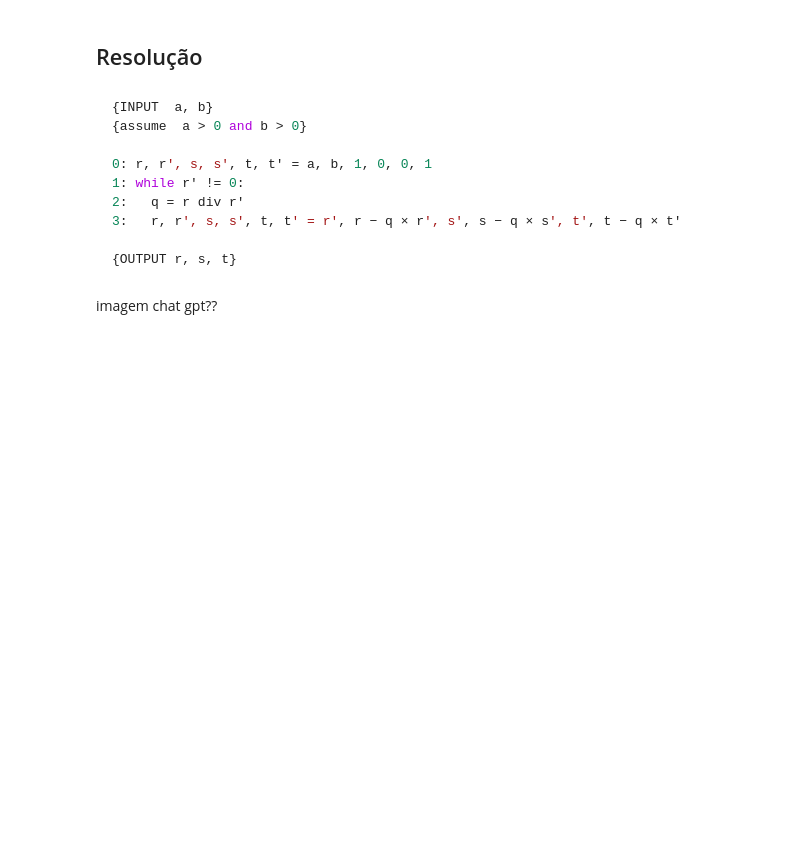
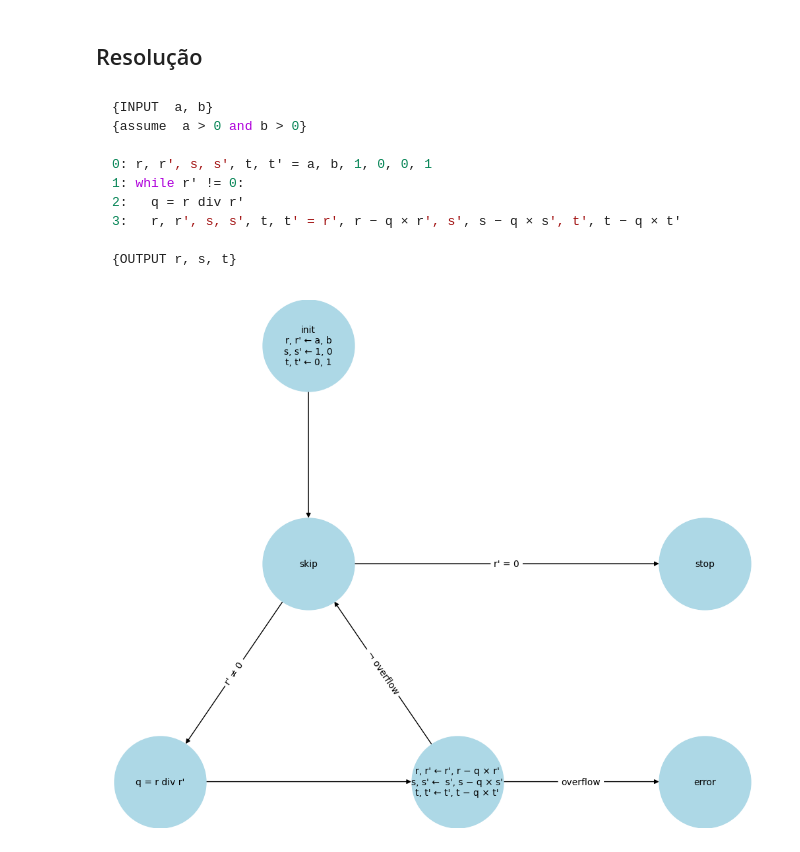
Before and after one commit to Johnny-LCC/LogComp, a Jupyter notebook: TP3_ex2.ipynb, the cells around one changed output. Cells and saved outputs as stored; diff of their text form; code cells hidden in the pictures; blank space fills up the shorter version.

```diff
--- a/TP3_ex2.ipynb
+++ b/TP3_ex2.ipynb
@@ -32,2 +29,46 @@ import networkx as nx
-# %% [markdown]
-imagem chat gpt??
+# %%
+### CFA
+import networkx as nx
+import matplotlib.pyplot as plt
+
+# Criação do grafo direcionado
+G = nx.DiGraph()
+
+# Adicionando nós (estados) com suas respectivas labels
+G.add_node("init", label="init\nr, r' ← a, b\ns, s' ← 1, 0\nt, t' ← 0, 1")
+G.add_node("skip", label="skip")
+G.add_node("stop", label="stop")
+G.add_node("one", label="q = r div r'")
+G.add_node("two", label="r, r' ← r', r − q × r'\ns, s' ←  s', s − q × s'\nt, t' ← t', t − q × t'")
+G.add_node("error", label="error")
+
+# Adicionando arestas com as condições
+G.add_edge("init", "skip")
+G.add_edge("skip", "stop", label="r' = 0")
+G.add_edge("skip", "one", label = "r' ≠ 0")
+G.add_edge("one", "two")
+G.add_edge("two", "error", label="overflow")
+G.add_edge("two", "skip", label="¬ overflow")
+
+# Definindo posições manuais para cada nó (layout hierárquico)
+pos = {
+    "init": (0, 1),
+    "skip": (0, 0),
+    "stop": (2, 0),
+    "one": (-0.75, -1),
+    "two": (0.75, -1),
+    "error": (2, -1)
+    }
+
+plt.figure(figsize=(10, 8))
+nx.draw(G, pos, with_labels=False, node_size=10000, node_color="lightblue", font_size=10, font_weight="bold")
+
+node_labels = nx.get_node_attributes(G, 'label')
+nx.draw_networkx_labels(G, pos, labels=node_labels, font_size=10)
+
+edge_labels = nx.get_edge_attributes(G, 'label')
+nx.draw_networkx_edge_labels(G, pos, edge_labels=edge_labels, font_size=10)
+
+plt.show()
+# %% [output]
+[figure, added]
```
Also changed, not shown: parts of 2 cells of this notebook.
